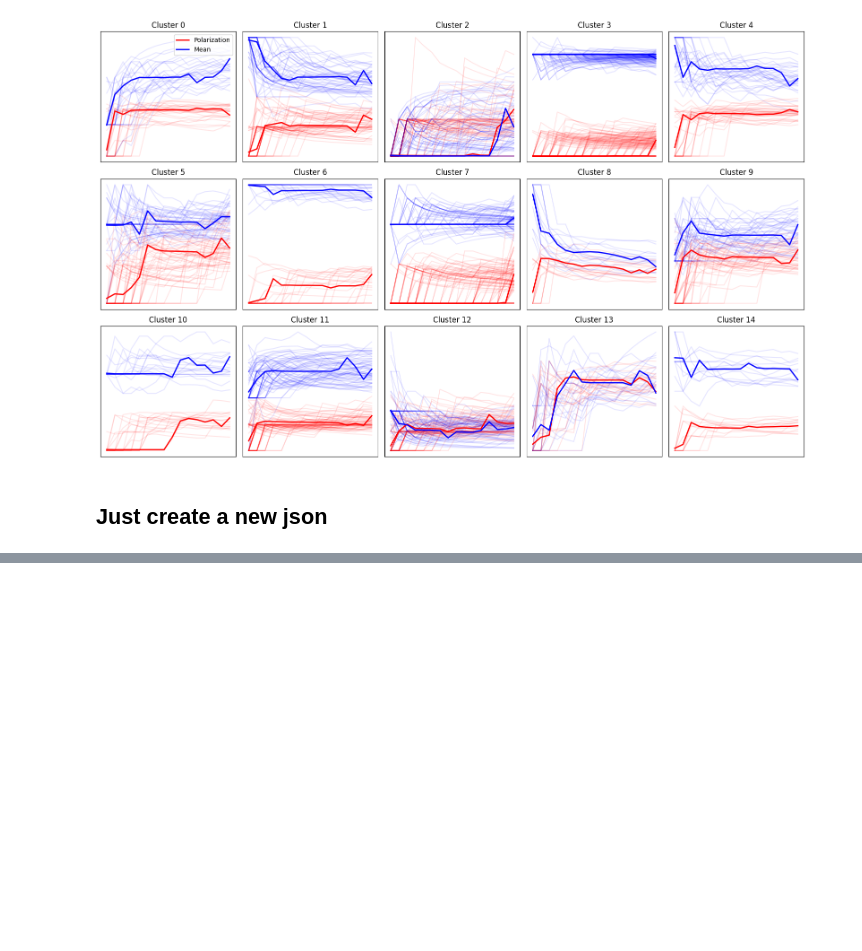
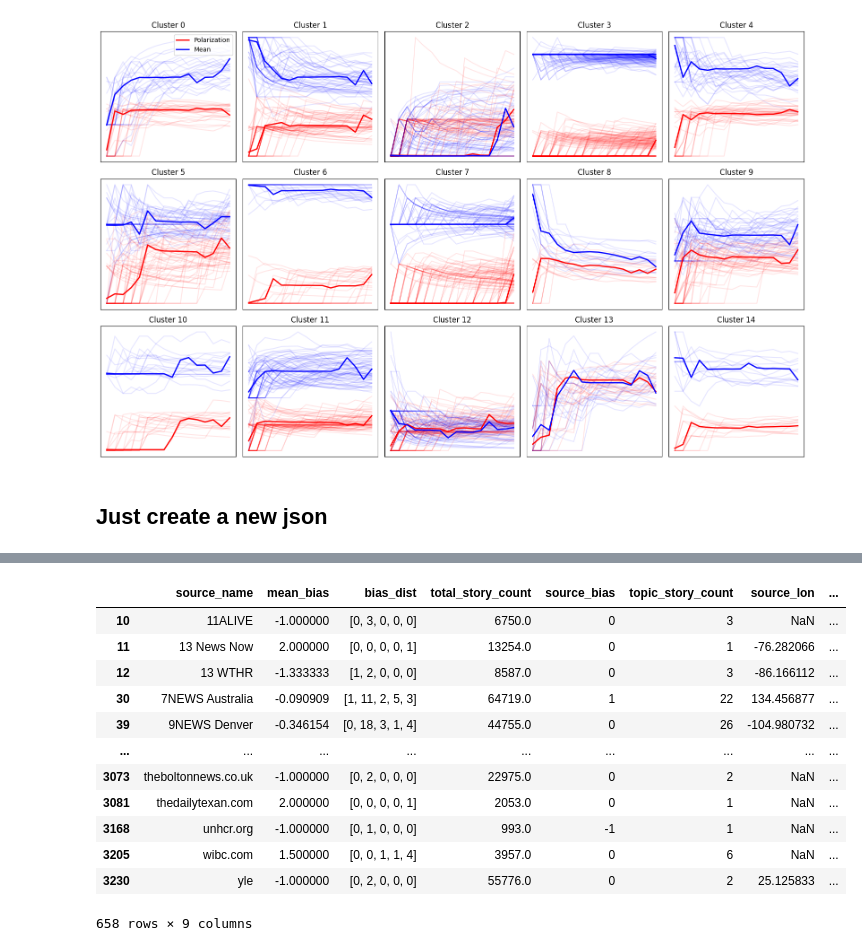
Before and after one commit to DotIN13/ground-news-vis, a Jupyter notebook: inspect.ipynb, the cells around one changed output, grey strips where cells are left out. Drawn from its saved outputs; the diff is of its cells as text; code cells hidden in the pictures; blank space fills up the shorter version.

```diff
--- a/inspect.ipynb
+++ b/inspect.ipynb
@@ -369,0 +417,16 @@ with open("data/climate-change.json", "w") as f:
+# %%
+source_bias_df[source_bias_df["source_owners"].notna()]
+# %% [output]
+|  | source_name | mean_bias | bias_dist | total_story_count | source_bias | topic_story_count | source_lon | ... |
+| 10 | 11ALIVE | -1.000000 | [0, 3, 0, 0, 0] | 6750.0 | 0 | 3 | NaN | ... |
+| 11 | 13 News Now | 2.000000 | [0, 0, 0, 0, 1] | 13254.0 | 0 | 1 | -76.282066 | ... |
+| 12 | 13 WTHR | -1.333333 | [1, 2, 0, 0, 0] | 8587.0 | 0 | 3 | -86.166112 | ... |
+| 30 | 7NEWS Australia | -0.090909 | [1, 11, 2, 5, 3] | 64719.0 | 1 | 22 | 134.456877 | ... |
+| 39 | 9NEWS Denver | -0.346154 | [0, 18, 3, 1, 4] | 44755.0 | 0 | 26 | -104.980732 | ... |
+| ... | ... | ... | ... | ... | ... | ... | ... | ... |
+| 3073 | theboltonnews.co.uk | -1.000000 | [0, 2, 0, 0, 0] | 22975.0 | 0 | 2 | NaN | ... |
+| 3081 | thedailytexan.com | 2.000000 | [0, 0, 0, 0, 1] | 2053.0 | 0 | 1 | NaN | ... |
+| 3168 | unhcr.org | -1.000000 | [0, 1, 0, 0, 0] | 993.0 | -1 | 1 | NaN | ... |
+| 3205 | wibc.com | 1.500000 | [0, 0, 1, 1, 4] | 3957.0 | 0 | 6 | NaN | ... |
+| 3230 | yle | -1.000000 | [0, 2, 0, 0, 0] | 55776.0 | 0 | 2 | 25.125833 | ... |
+658 rows × 9 columns
```
Also changed, not shown: parts of 8 cells of this notebook, 2 other files.
